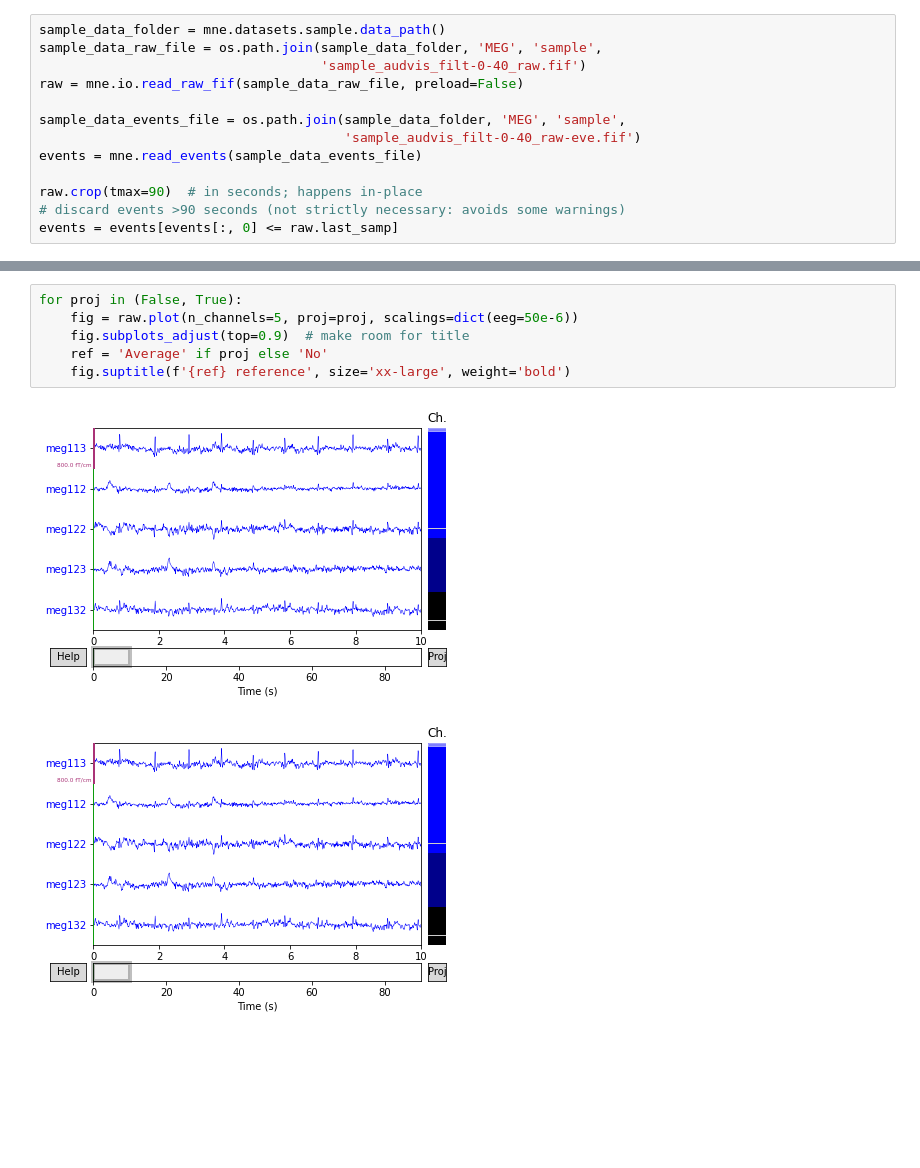
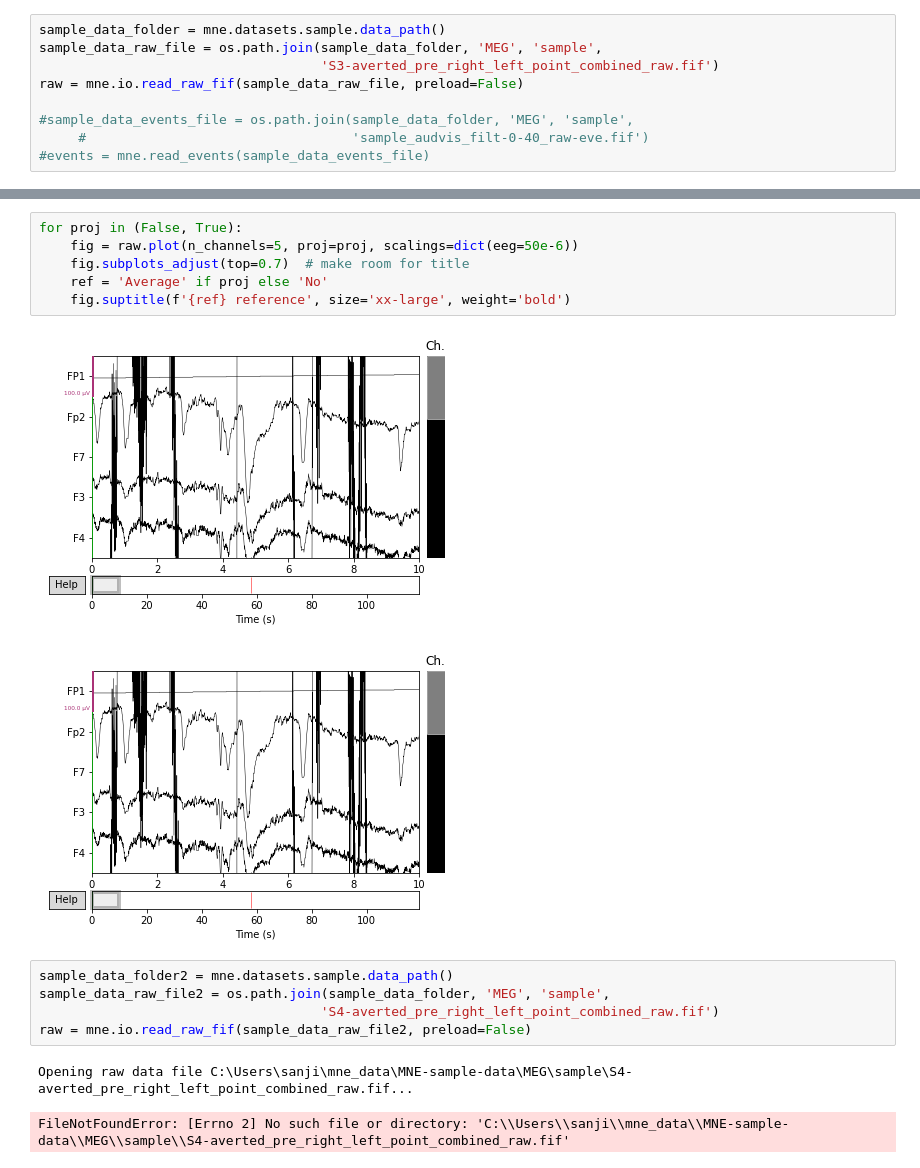
Before and after one commit to scarletknight11/HyperscanningBrainAnalysis, a Jupyter notebook: Analyses .ipynb, the cells around one changed output, grey strips where cells are left out. Drawn from its saved outputs; the diff is of its cells as text; blank space fills up the shorter version.

```diff
--- a/Analyses .ipynb
+++ b/Analyses .ipynb
@@ -47,14 +13,10 @@ ax.set(xticks=[], yticks=[], title="Data averaged over subjects")
 # %%
 sample_data_folder = mne.datasets.sample.data_path()
 sample_data_raw_file = os.path.join(sample_data_folder, 'MEG', 'sample',
-                                    'sample_audvis_filt-0-40_raw.fif')
+                                    'S3-averted_pre_right_left_point_combined_raw.fif')
 raw = mne.io.read_raw_fif(sample_data_raw_file, preload=False)
 
-sample_data_events_file = os.path.join(sample_data_folder, 'MEG', 'sample',
-                                       'sample_audvis_filt-0-40_raw-eve.fif')
-events = mne.read_events(sample_data_events_file)
-
-raw.crop(tmax=90)  # in seconds; happens in-place
-# discard events >90 seconds (not strictly necessary: avoids some warnings)
-events = events[events[:, 0] <= raw.last_samp]
+#sample_data_events_file = os.path.join(sample_data_folder, 'MEG', 'sample',
+     #                                  'sample_audvis_filt-0-40_raw-eve.fif')
+#events = mne.read_events(sample_data_events_file)
 # %% [output]
@@ -80,9 +32,17 @@ fig = raw.plot_sensors('3d')
 # %%
 for proj in (False, True):
     fig = raw.plot(n_channels=5, proj=proj, scalings=dict(eeg=50e-6))
-    fig.subplots_adjust(top=0.9)  # make room for title
+    fig.subplots_adjust(top=0.7)  # make room for title
     ref = 'Average' if proj else 'No'
     fig.suptitle(f'{ref} reference', size='xx-large', weight='bold')
 # %% [output]
-[figure, old version]
+[figure, new version]
-[figure, old version]
+[figure, new version]
+# %%
+sample_data_folder2 = mne.datasets.sample.data_path()
+sample_data_raw_file2 = os.path.join(sample_data_folder, 'MEG', 'sample',
+                                    'S4-averted_pre_right_left_point_combined_raw.fif')
+raw = mne.io.read_raw_fif(sample_data_raw_file2, preload=False)
+# %% [output]
+Opening raw data file C:\Users\sanji\mne_data\MNE-sample-data\MEG\sample\S4-averted_pre_right_left_point_combined_raw.fif...
+FileNotFoundError: [Errno 2] No such file or directory: 'C:\\Users\\sanji\\mne_data\\MNE-sample-data\\MEG\\sample\\S4-averted_pre_right_left_point_combined_raw.fif'
```
Also changed, not shown: parts of 6 cells of this notebook.
